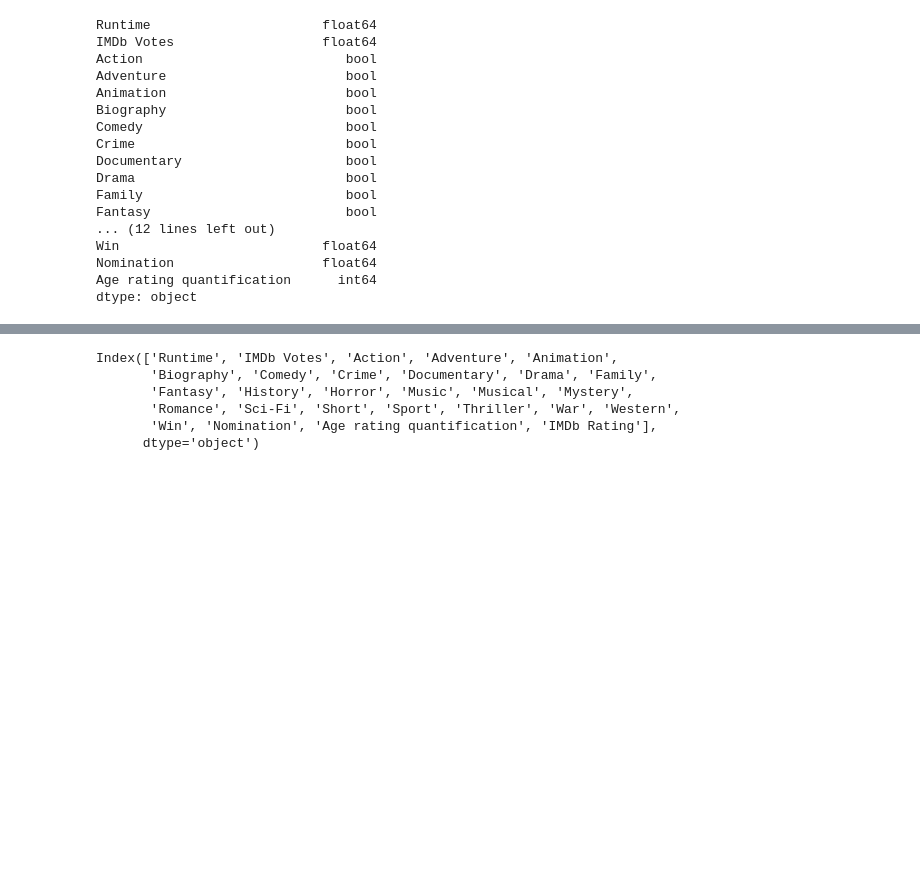
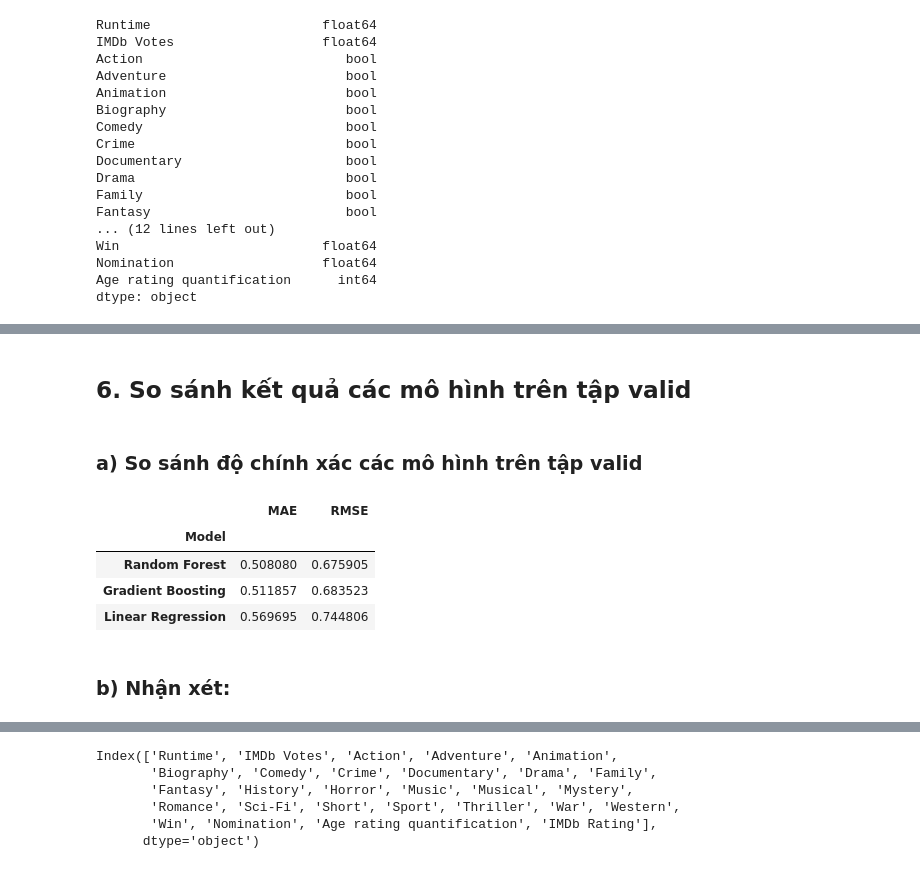
Before and after one commit to alpaca3000/IntroToDS, a Jupyter notebook: Source_codes/ML1.ipynb, the cells around one changed output, grey strips where cells are left out. Cells and saved outputs as stored; diff of their text form; code cells hidden in the pictures; blank space fills up the shorter version.

```diff
--- a/Source_codes/ML1.ipynb
+++ b/Source_codes/ML1.ipynb
@@ -182,0 +190,5 @@ MSE for random forest method: 0.456847
+# %%
+y_prediction_gb = best_gb_model.predict(X_valid)
+mae_gb = mean_absolute_error(y_valid, y_prediction_gb)
+rmse_gb = np.sqrt(mean_squared_error(y_valid, y_prediction_gb))
+eval_values['Gradient Boosting'] = [mae_gb, rmse_gb]
@@ -182,0 +211,6 @@ MSE for random forest method: 0.456847
+# %%
+from sklearn.preprocessing import RobustScaler
+
+robust_scaler = RobustScaler()
+X_train[['Runtime', 'IMDb Votes', 'Win', 'Nomination']] = robust_scaler.fit_transform(X_train[['Runtime', 'IMDb Votes', 'Win', 'Nomination']])
+X_valid[['Runtime', 'IMDb Votes', 'Win', 'Nomination']] = robust_scaler.fit_transform(X_valid[['Runtime', 'IMDb Votes', 'Win', 'Nomination']])
@@ -183,3 +222,26 @@ MSE for random forest method: 0.456847
+# %%
+y_prediction_lr = lr_model.predict(X_valid)
+mae_lr = mean_absolute_error(y_valid, y_prediction_lr)
+rmse_lr = np.sqrt(mean_squared_error(y_valid, y_prediction_lr))
+eval_values['Linear Regression'] = [mae_lr, rmse_lr]
+# %% [markdown]
+## 6. So sánh kết quả các mô hình trên tập valid
+# %% [markdown]
+### a) So sánh độ chính xác các mô hình trên tập valid
+# %%
+cols = ['MAE', 'RMSE']
+
+eval_values_df = pd.DataFrame.from_dict(eval_values, orient='index', columns=cols)
+eval_values_df.index.name = 'Model'
+eval_values_df
+# %% [output]
+|  | MAE | RMSE |
+| Model |  |  |
+| Random Forest | 0.508080 | 0.675905 |
+| Gradient Boosting | 0.511857 | 0.683523 |
+| Linear Regression | 0.569695 | 0.744806 |
+# %% [markdown]
+### b) Nhận xét:
 # %%
 # import networkx as nx
 # # 1. Tính ma trận đồng xuất hiện giữa các thể loại
```
Also changed, not shown: parts of 41 cells of this notebook.
